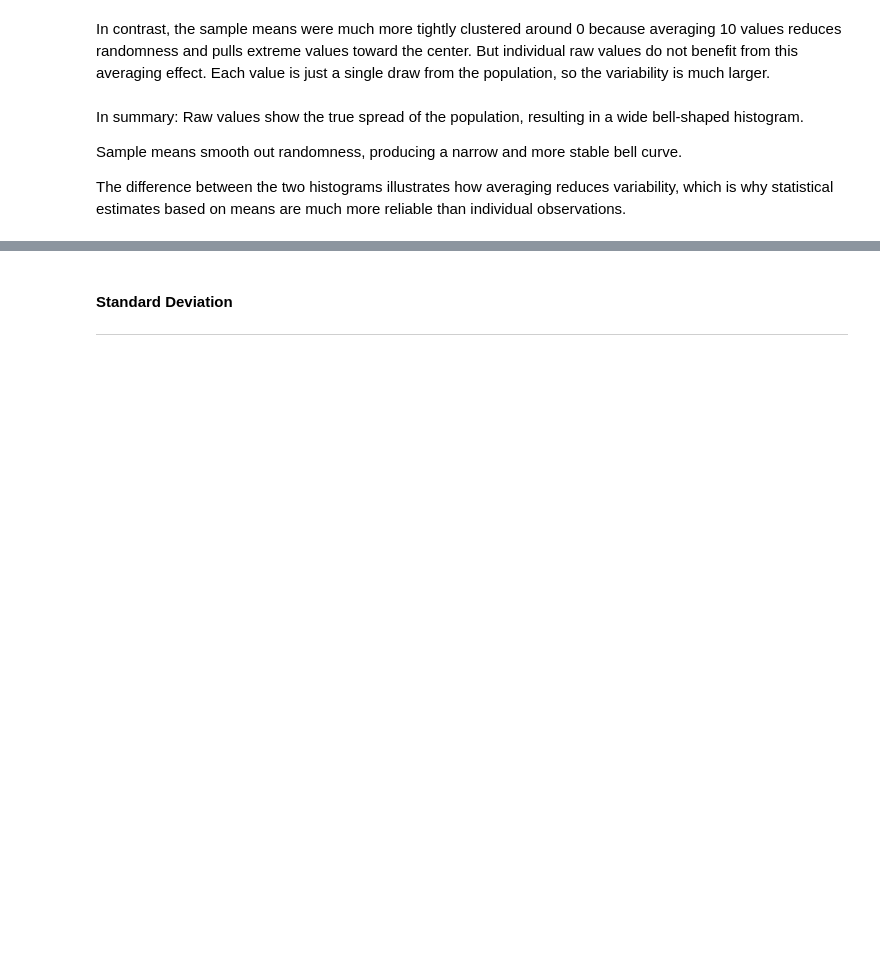
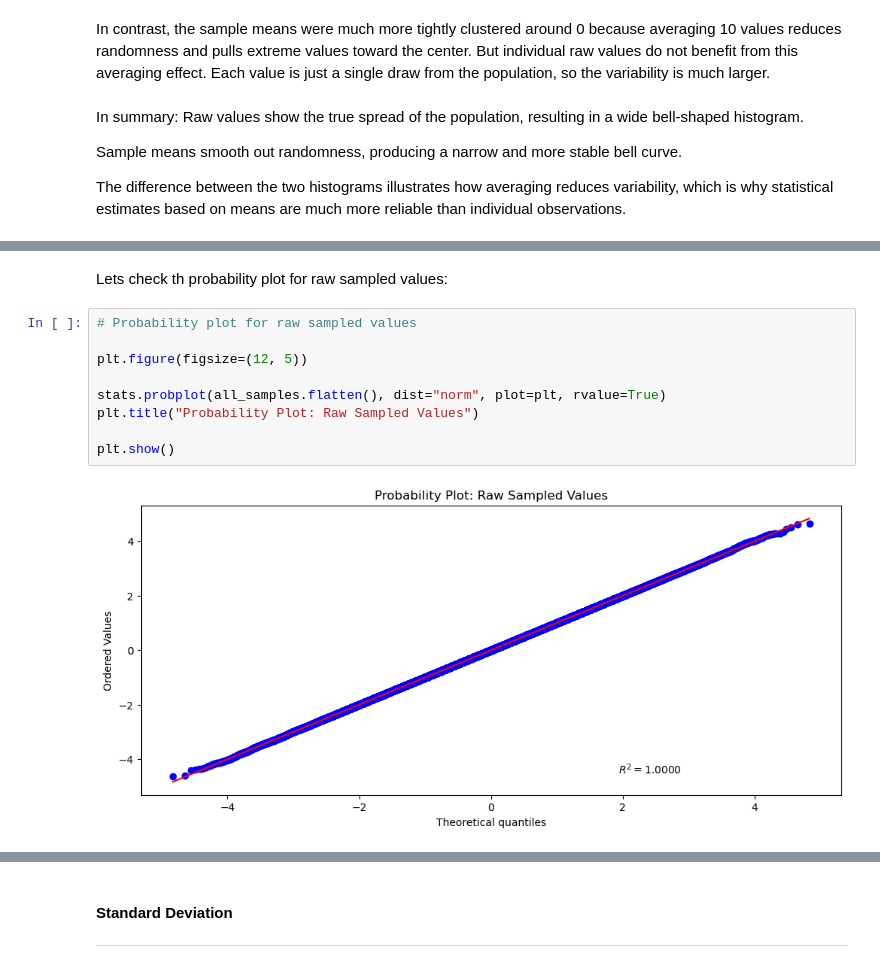
Before and after one commit to mondbr/applied_statistics, a Jupyter notebook: problems.ipynb, the cells around one changed output, grey strips where cells are left out. Saved outputs shown, nothing was run; the diff lists cells and outputs as text; blank space fills up the shorter version.

Commit message:
rearrange sections in README, adding probability plot to Problem 2, adding Shapiro-Wilk test to Problem 2

```diff
--- a/problems.ipynb
+++ b/problems.ipynb
@@ -1109,0 +1116,13 @@ The difference between the two histograms illustrates how averaging reduces vari
+# %% [markdown]
+Lets check th probability plot for raw sampled values:
+# %%
+# Probability plot for raw sampled values
+
+plt.figure(figsize=(12, 5))
+
+stats.probplot(all_samples.flatten(), dist="norm", plot=plt, rvalue=True)
+plt.title("Probability Plot: Raw Sampled Values")
+
+plt.show()
+# %% [output]
+[figure, added]
```
Also changed, not shown: parts of 18 cells of this notebook, 1 other file.
